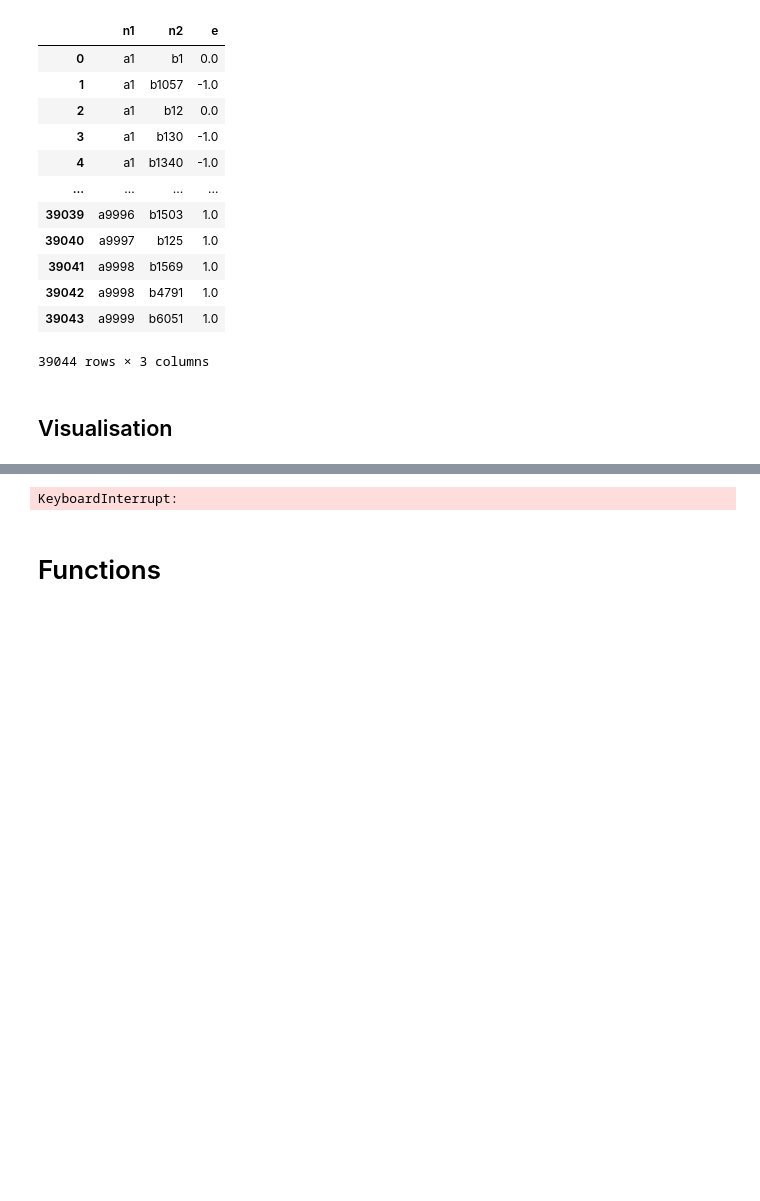
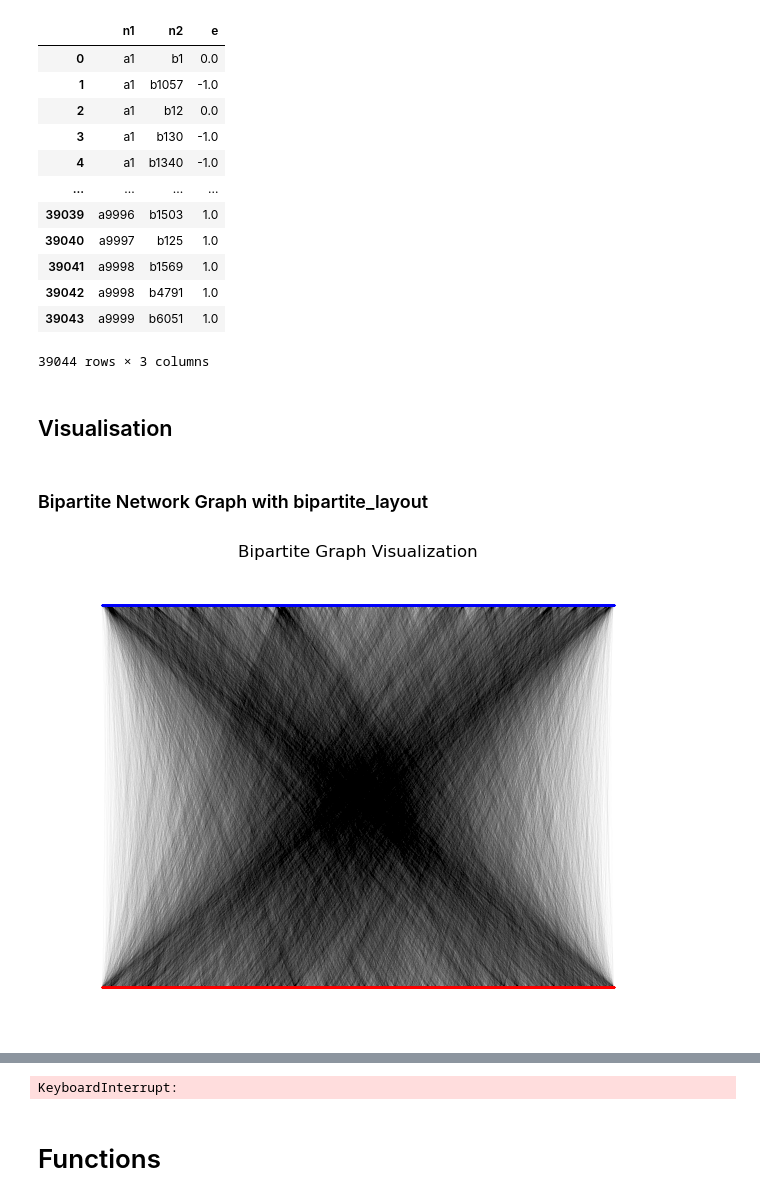
Before and after one commit to rsapeta/Network-Analysis, a Jupyter notebook: Escort/escort_analysis.ipynb, the cells around one changed output, grey strips where cells are left out. Saved outputs shown, nothing was run; the diff lists cells and outputs as text; code cells hidden in the pictures; blank space fills up the shorter version.

```diff
--- a/Escort/escort_analysis.ipynb
+++ b/Escort/escort_analysis.ipynb
@@ -72,6 +72,9 @@ main_df
 | 39042 | a9998 | b4791 | 1.0 |
 | 39043 | a9999 | b6051 | 1.0 |
 39044 rows × 3 columns
+# %%
+n1_list = main_df['n1'].tolist()
+n2_list = main_df['n2'].tolist()
 # %%
 #projecting the bipartite graph using vectorized projection
 G = nx.from_pandas_edgelist(main_df, 'n1', 'n2', 'e')
@@ -90,0 +89,39 @@ from networkx.drawing.layout import bipartite_layout
+# %% [markdown]
+### Bipartite Network Graph with bipartite_layout
+# %%
+from networkx.drawing.layout import bipartite_layout
+nx.write_pajek(G, "output_file_G.net")
+network_G = nx.read_pajek("output_file_G.net")
+
+#############################
+#didnt work out for me
+#G_bp = nx.DiGraph()
+#G_bp.add_nodes_from()
+# G.add_nodes_from("n1", bipartite=0)  # Assign 'bipartite' attribute 0 to nodes 1, 2, 3, 4
+# G.add_nodes_from("n2", bipartite=1)  # Assign 'bipartite' attribute 1 to nodes 'a', 'b', 'c'
+
+# Assigning node sets based on their bipartite attributes
+# top_nodes = {n for n, d in G.nodes(data=True) if d['bipartite'] == 0}
+# bottom_nodes = set(G) - top_nodes
+#############################
+
+top_nodes = n1_list
+bottom_nodes = n2_list
+
+# Positioning the nodes using bipartite_layout, I used horizontal but can be vertical
+pos = nx.bipartite_layout(network_G, top_nodes, align='horizontal')
+
+
+plt.figure(figsize=(8, 6))
+
+nx.draw_networkx_nodes(network_G, pos, nodelist=top_nodes, node_color='red', node_size=0.005)
+nx.draw_networkx_nodes(network_G, pos, nodelist=bottom_nodes, node_color='blue', node_size=0.005)
+
+nx.draw_networkx_edges(network_G, pos, width=0.005, edge_color='black')
+
+
+plt.title('Bipartite Graph Visualization')
+plt.axis('off')
+plt.show()
+# %% [output]
+[figure, added]
```
Also changed, not shown: parts of 5 cells of this notebook.
